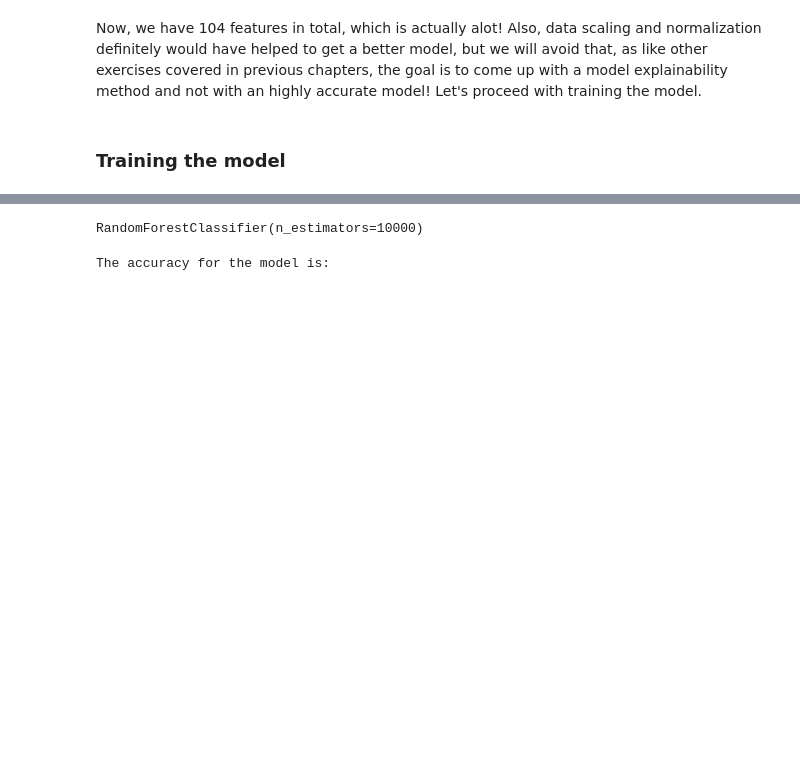
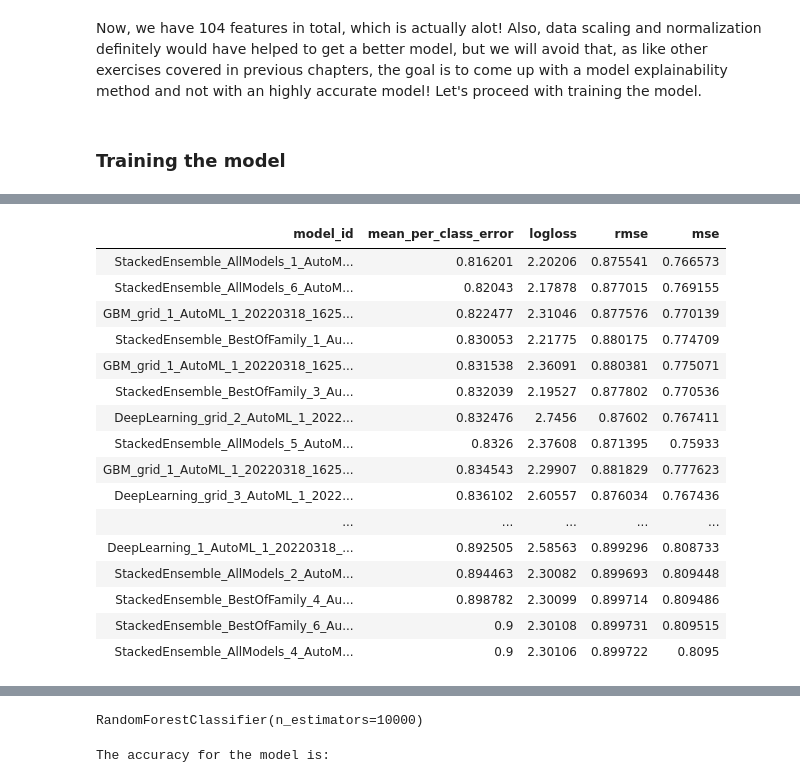
Before and after one commit to PacktPublishing/Applied-Machine-Learning-Explainability-Techniques, a Jupyter notebook: Chapter09/Explainer_dashboard_example.ipynb, the cells around one changed output, grey strips where cells are left out. Drawn from its saved outputs; the diff is of its cells as text; code cells hidden in the pictures; blank space fills up the shorter version.

```diff
--- a/Chapter09/Explainer_dashboard_example.ipynb
+++ b/Chapter09/Explainer_dashboard_example.ipynb
@@ -225,0 +295,22 @@ x_train,x_valid,y_train,y_valid = train_test_split(encoded_train,labels,test_siz
+# %%
+# View the AutoML Leaderboard
+lb = aml.leaderboard
+lb.head(rows=lb.nrows)  # Print all rows instead of default (10 rows)
+# %% [output]
+| model_id | mean_per_class_error | logloss | rmse | mse |
+| StackedEnsemble_AllModels_1_AutoM... | 0.816201 | 2.20206 | 0.875541 | 0.766573 |
+| StackedEnsemble_AllModels_6_AutoM... | 0.82043 | 2.17878 | 0.877015 | 0.769155 |
+| GBM_grid_1_AutoML_1_20220318_1625... | 0.822477 | 2.31046 | 0.877576 | 0.770139 |
+| StackedEnsemble_BestOfFamily_1_Au... | 0.830053 | 2.21775 | 0.880175 | 0.774709 |
+| GBM_grid_1_AutoML_1_20220318_1625... | 0.831538 | 2.36091 | 0.880381 | 0.775071 |
+| StackedEnsemble_BestOfFamily_3_Au... | 0.832039 | 2.19527 | 0.877802 | 0.770536 |
+| DeepLearning_grid_2_AutoML_1_2022... | 0.832476 | 2.7456 | 0.87602 | 0.767411 |
+| StackedEnsemble_AllModels_5_AutoM... | 0.8326 | 2.37608 | 0.871395 | 0.75933 |
+| GBM_grid_1_AutoML_1_20220318_1625... | 0.834543 | 2.29907 | 0.881829 | 0.777623 |
+| DeepLearning_grid_3_AutoML_1_2022... | 0.836102 | 2.60557 | 0.876034 | 0.767436 |
+| ... | ... | ... | ... | ... |
+| DeepLearning_1_AutoML_1_20220318_... | 0.892505 | 2.58563 | 0.899296 | 0.808733 |
+| StackedEnsemble_AllModels_2_AutoM... | 0.894463 | 2.30082 | 0.899693 | 0.809448 |
+| StackedEnsemble_BestOfFamily_4_Au... | 0.898782 | 2.30099 | 0.899714 | 0.809486 |
+| StackedEnsemble_BestOfFamily_6_Au... | 0.9 | 2.30108 | 0.899731 | 0.809515 |
+| StackedEnsemble_AllModels_4_AutoM... | 0.9 | 2.30106 | 0.899722 | 0.8095 |
```
Also changed, not shown: parts of 6 cells of this notebook.
